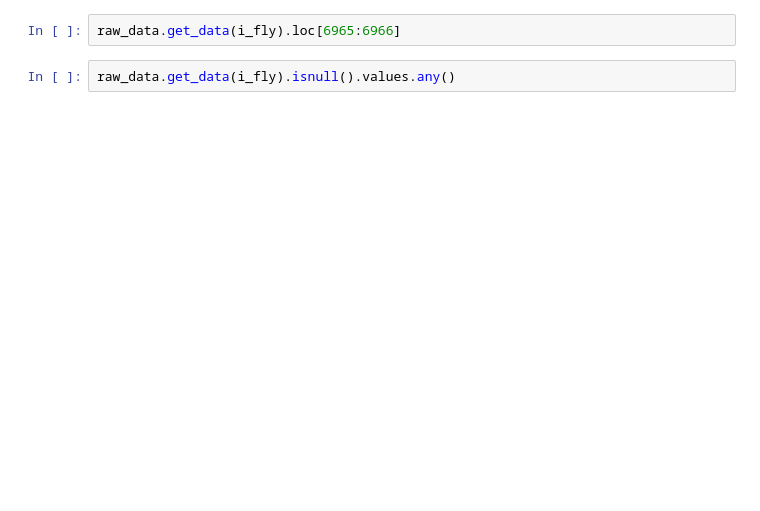
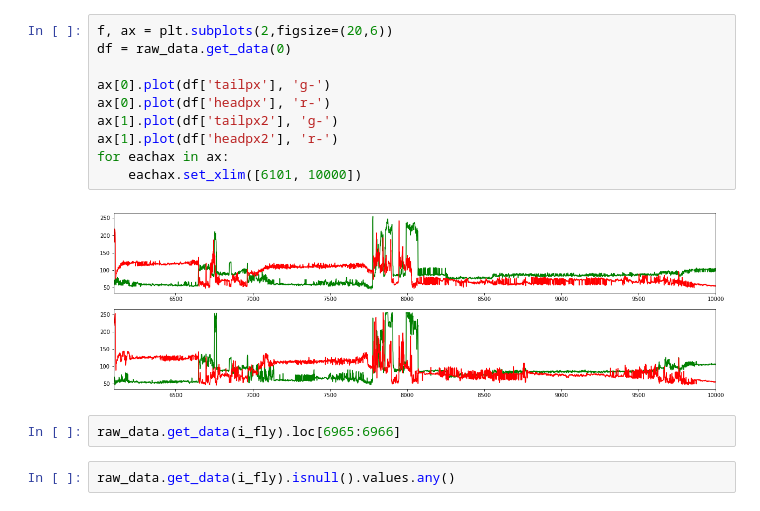
Before and after one commit to degoldschmidt/differential-2017, a Jupyter notebook: notebooks/check_for_mistracking.ipynb, the cells around one changed output. Saved outputs shown, nothing was run; the diff lists cells and outputs as text; blank space fills up the shorter version.

```diff
--- a/notebooks/check_for_mistracking.ipynb
+++ b/notebooks/check_for_mistracking.ipynb
@@ -195,3 +267,15 @@ plot_traj(raw_data, scale, time=(raw_data.first_frame, raw_data.last_frame))
+# %%
+f, ax = plt.subplots(2,figsize=(20,6))
+df = raw_data.get_data(0)
+
+ax[0].plot(df['tailpx'], 'g-')
+ax[0].plot(df['headpx'], 'r-')
+ax[1].plot(df['tailpx2'], 'g-')
+ax[1].plot(df['headpx2'], 'r-')
+for eachax in ax:
+    eachax.set_xlim([6101, 10000])
+# %% [output]
+[figure, added]
 # %%
 raw_data.get_data(i_fly).loc[6965:6966]
 # %%
```
Also changed, not shown: parts of 5 cells of this notebook, 2 other files.
